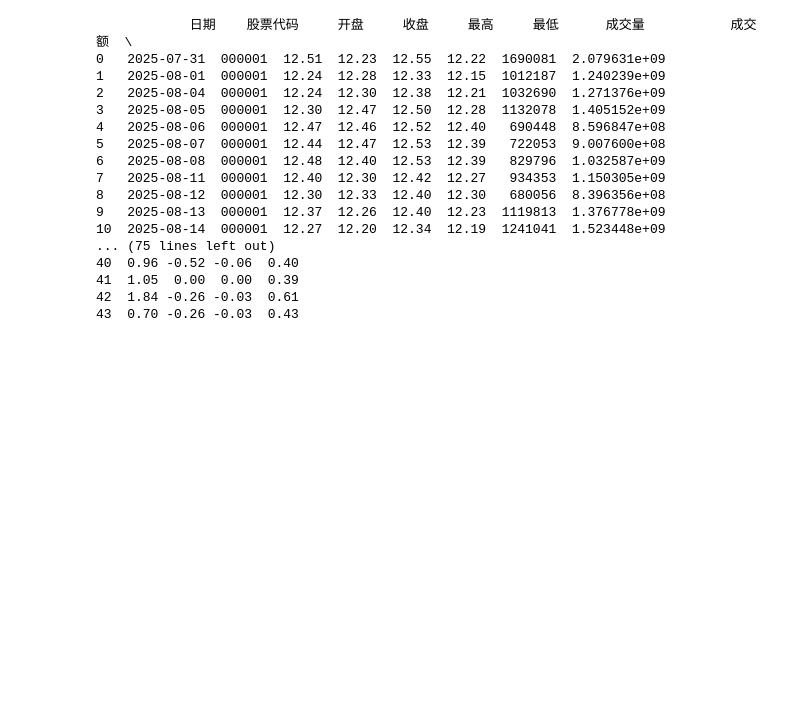
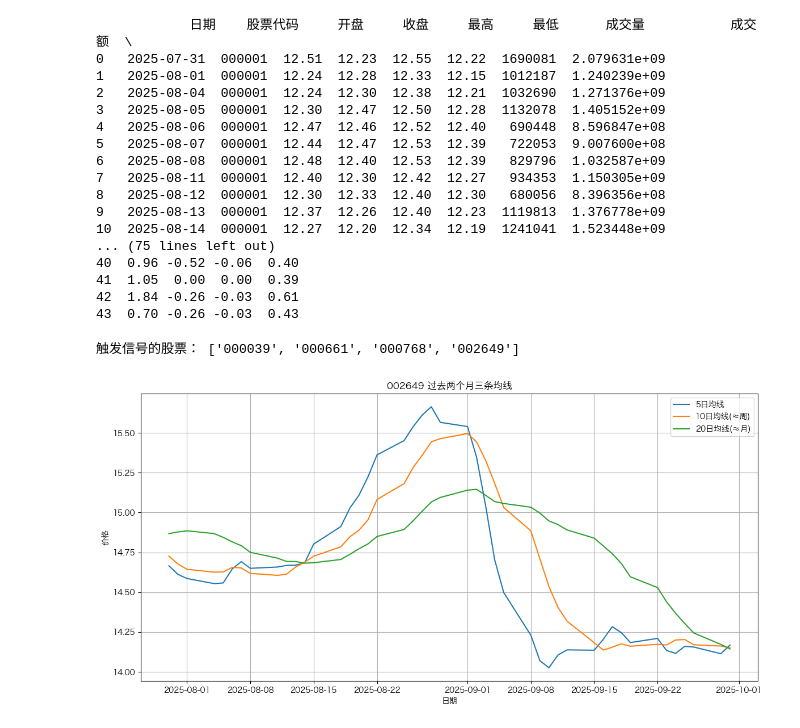
Before and after one commit to zzzxdzzz/MyTools, a Jupyter notebook: ak-tool.ipynb, the cells around one changed output. Cells and saved outputs as stored; diff of their text form; code cells hidden in the pictures; blank space fills up the shorter version.

```diff
--- a/ak-tool.ipynb
+++ b/ak-tool.ipynb
@@ -358,0 +892,9 @@ print(stock_zh_a_hist_df)
+# %%
+symbols = find_bull_cross_symbols(lookback=1)
+print("触发信号的股票：", symbols)
+# %% [output]
+触发信号的股票： ['000039', '000661', '000768', '002649']
+# %%
+plot_three_ma("002649")
+# %% [output]
+[figure, added]
```
Also changed, not shown: parts of 11 cells of this notebook.
